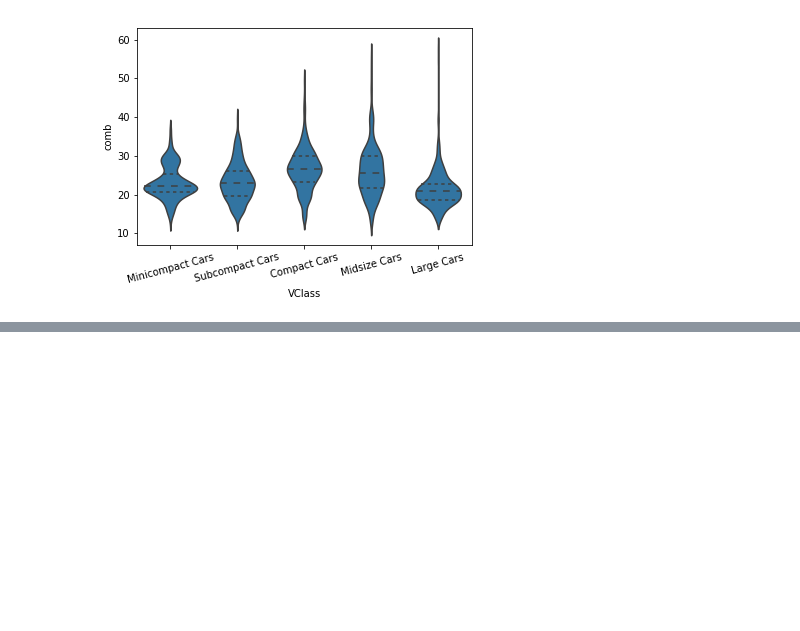
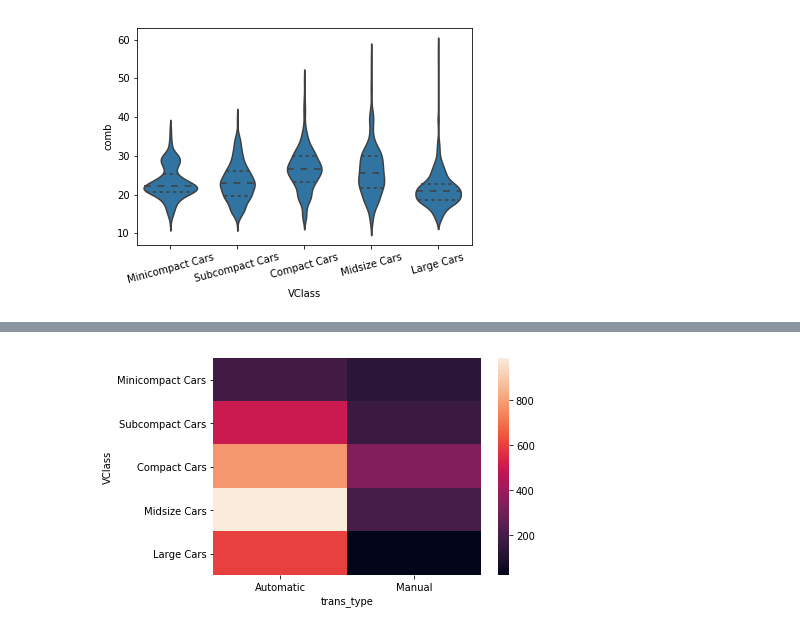
Before and after one commit to iRaied/Project_5_3_Pokemon, a Jupyter notebook: Bivariate_Exploration.ipynb, the cells around one changed output, grey strips where cells are left out. Cells and saved outputs as stored; diff of their text form; code cells hidden in the pictures; blank space fills up the shorter version.

Commit message:
finish Clustered Bar Charts

```diff
--- a/Bivariate_Exploration.ipynb
+++ b/Bivariate_Exploration.ipynb
@@ -233,0 +236,2 @@ plt.xticks(rotation = 15);
+# %%
+fuel_econ['trans_type'] = fuel_econ['trans'].apply(lambda x: x.split()[0])
@@ -233,0 +267,4 @@ plt.xticks(rotation = 15);
+# %%
+# Then convert it to DataFrame
+ct_counts = fuel_econ.groupby(['VClass', 'trans_type']).size()
+ct_counts.reset_index(name = 'count')
@@ -233,0 +283,5 @@ plt.xticks(rotation = 15);
+# %%
+# Finally, use pivot to rearrange the data so that we have vehicle class on row, transmission type in columns,
+#   and values in the cells
+ct_counts = ct_counts.reset_index(name = 'count')
+ct_counts.pivot(index = 'VClass', columns = 'trans_type', values = 'count')
@@ -233,0 +296,7 @@ plt.xticks(rotation = 15);
+# %%
+ct_counts = ct_counts.pivot(index = 'VClass', columns = 'trans_type', values = 'count')
+# %%
+# Now, we are ready to plot
+sb.heatmap(ct_counts);
+# %% [output]
+[figure, added]
```
Also changed, not shown: parts of 12 cells of this notebook.
